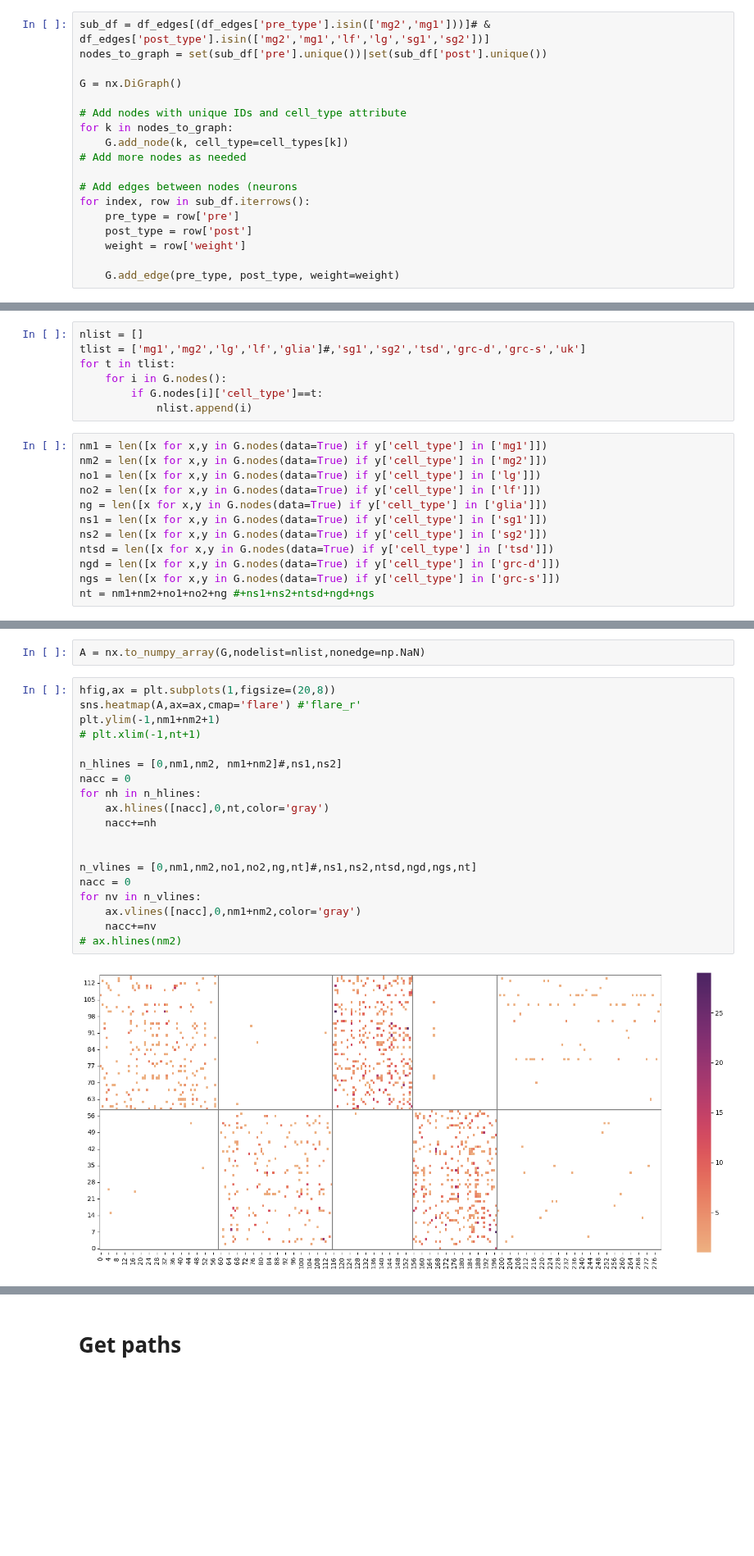
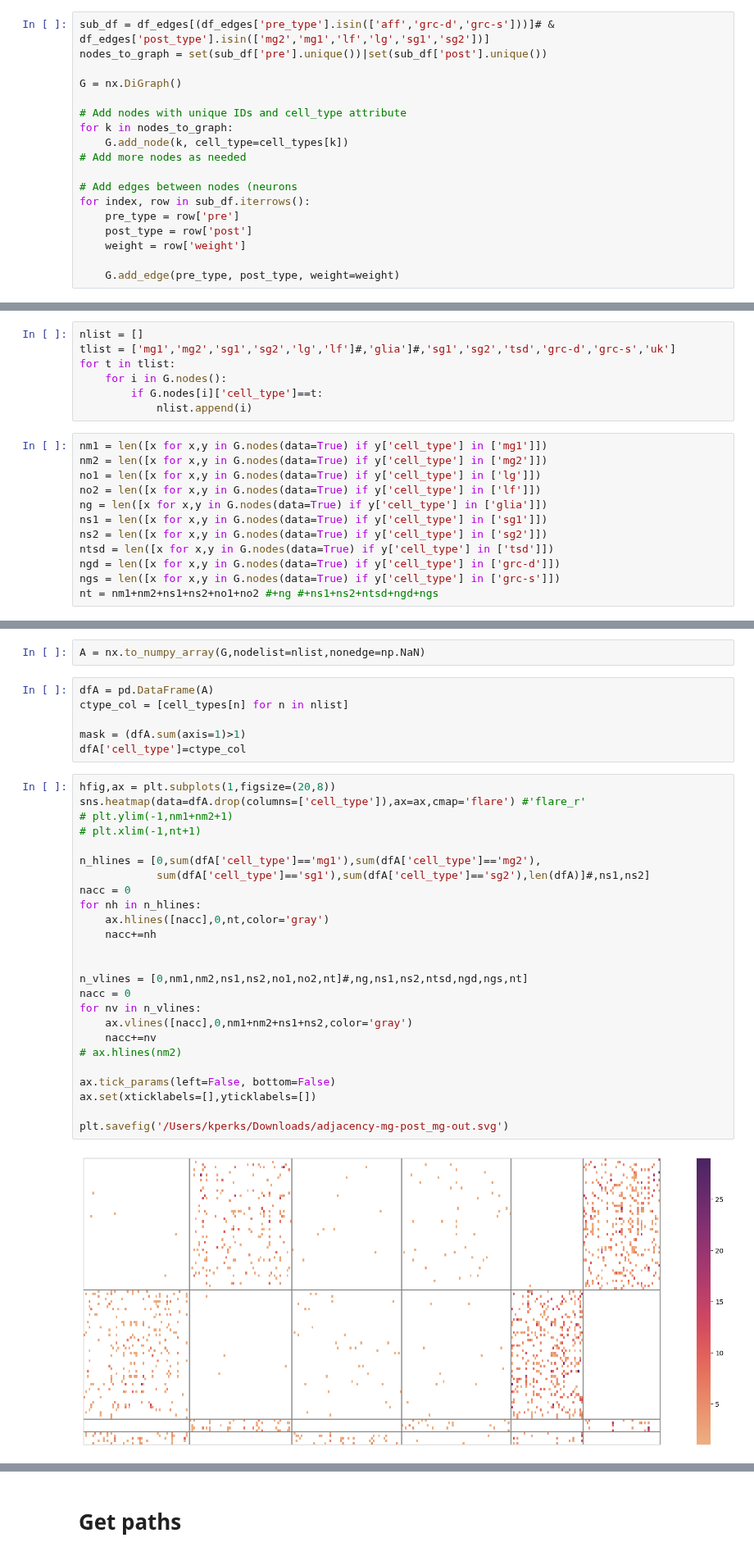
Before and after one commit to neurologic/eCREST, a Jupyter notebook: Network-X.ipynb, the cells around one changed output, grey strips where cells are left out. Shown at 82% size. Cells and saved outputs as stored; diff of their text form; blank space fills up the shorter version.

```diff
--- a/Network-X.ipynb
+++ b/Network-X.ipynb
@@ -684,7 +704,7 @@ for index, row in df_edges.iterrows():
 
 Based on type or cellids
 # %%
-sub_df = df_edges[(df_edges['pre_type'].isin(['mg2','mg1']))]# & df_edges['post_type'].isin(['mg2','mg1','lf','lg','sg1','sg2'])]
+sub_df = df_edges[(df_edges['pre_type'].isin(['aff','grc-d','grc-s']))]# & df_edges['post_type'].isin(['mg2','mg1','lf','lg','sg1','sg2'])]
 nodes_to_graph = set(sub_df['pre'].unique())|set(sub_df['post'].unique())
 
 G = nx.DiGraph()
@@ -750,6 +772,6 @@ sns.stripplot(data=df_degree[df_degree['type'].isin(['lg'])],y='converge',x='typ
 # %%
 nlist = []
-tlist = ['mg1','mg2','lg','lf','glia']#,'sg1','sg2','tsd','grc-d','grc-s','uk']
+tlist = ['mg1','mg2','sg1','sg2','lg','lf']#,'glia']#,'sg1','sg2','tsd','grc-d','grc-s','uk']
 for t in tlist:
     for i in G.nodes():
         if G.nodes[i]['cell_type']==t:
@@ -765,4 +787,4 @@ ns2 = len([x for x,y in G.nodes(data=True) if y['cell_type'] in ['sg2']])
 ntsd = len([x for x,y in G.nodes(data=True) if y['cell_type'] in ['tsd']])
 ngd = len([x for x,y in G.nodes(data=True) if y['cell_type'] in ['grc-d']])
 ngs = len([x for x,y in G.nodes(data=True) if y['cell_type'] in ['grc-s']])
-nt = nm1+nm2+no1+no2+ng #+ns1+ns2+ntsd+ngd+ngs
+nt = nm1+nm2+ns1+ns2+no1+no2 #+ng #+ns1+ns2+ntsd+ngd+ngs
@@ -773,23 +791,35 @@ nt
 # %%
 A = nx.to_numpy_array(G,nodelist=nlist,nonedge=np.NaN)
+# %%
+dfA = pd.DataFrame(A)
+ctype_col = [cell_types[n] for n in nlist]
+
+mask = (dfA.sum(axis=1)>1)
+dfA['cell_type']=ctype_col
 # %%
 hfig,ax = plt.subplots(1,figsize=(20,8))
-sns.heatmap(A,ax=ax,cmap='flare') #'flare_r'
-plt.ylim(-1,nm1+nm2+1)
+sns.heatmap(data=dfA.drop(columns=['cell_type']),ax=ax,cmap='flare') #'flare_r'
+# plt.ylim(-1,nm1+nm2+1)
 # plt.xlim(-1,nt+1)
 
-n_hlines = [0,nm1,nm2, nm1+nm2]#,ns1,ns2]
+n_hlines = [0,sum(dfA['cell_type']=='mg1'),sum(dfA['cell_type']=='mg2'),
+            sum(dfA['cell_type']=='sg1'),sum(dfA['cell_type']=='sg2'),len(dfA)]#,ns1,ns2]
 nacc = 0
 for nh in n_hlines:
     ax.hlines([nacc],0,nt,color='gray')
     nacc+=nh
 
 
-n_vlines = [0,nm1,nm2,no1,no2,ng,nt]#,ns1,ns2,ntsd,ngd,ngs,nt]
+n_vlines = [0,nm1,nm2,ns1,ns2,no1,no2,nt]#,ng,ns1,ns2,ntsd,ngd,ngs,nt]
 nacc = 0
 for nv in n_vlines:
-    ax.vlines([nacc],0,nm1+nm2,color='gray')
+    ax.vlines([nacc],0,nm1+nm2+ns1+ns2,color='gray')
     nacc+=nv
 # ax.hlines(nm2)
+
+ax.tick_params(left=False, bottom=False)
+ax.set(xticklabels=[],yticklabels=[])
+
+plt.savefig('/Users/kperks/Downloads/adjacency-mg-post_mg-out.svg')
 # %% [output]
-[figure, old version]
+[figure, new version]
```
Also changed, not shown: parts of 38 cells of this notebook, 8 other files.
